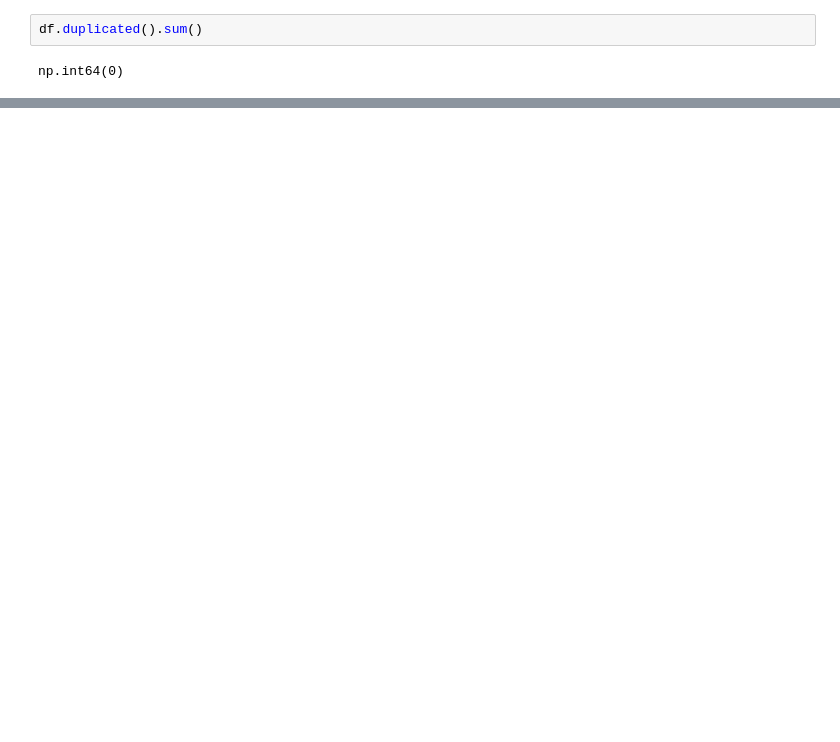
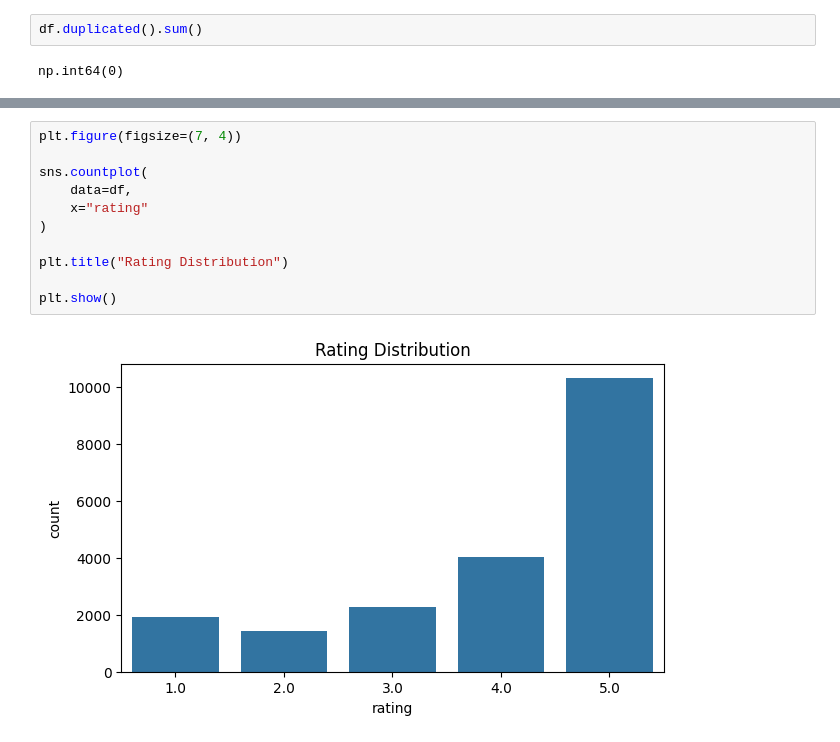
Before and after one commit to HimashMadushanka/Mobile-Review-Sentiment-Analysis, a Jupyter notebook: notebooks/02_data_exploration.ipynb, the cells around one changed output, grey strips where cells are left out. Saved outputs shown, nothing was run; the diff lists cells and outputs as text; blank space fills up the shorter version.

```diff
--- a/notebooks/02_data_exploration.ipynb
+++ b/notebooks/02_data_exploration.ipynb
@@ -66,0 +89,13 @@ Name: count, dtype: int64
+# %%
+plt.figure(figsize=(7, 4))
+
+sns.countplot(
+    data=df,
+    x="rating"
+)
+
+plt.title("Rating Distribution")
+
+plt.show()
+# %% [output]
+[figure, added]
```
Also changed, not shown: parts of 4 cells of this notebook.
